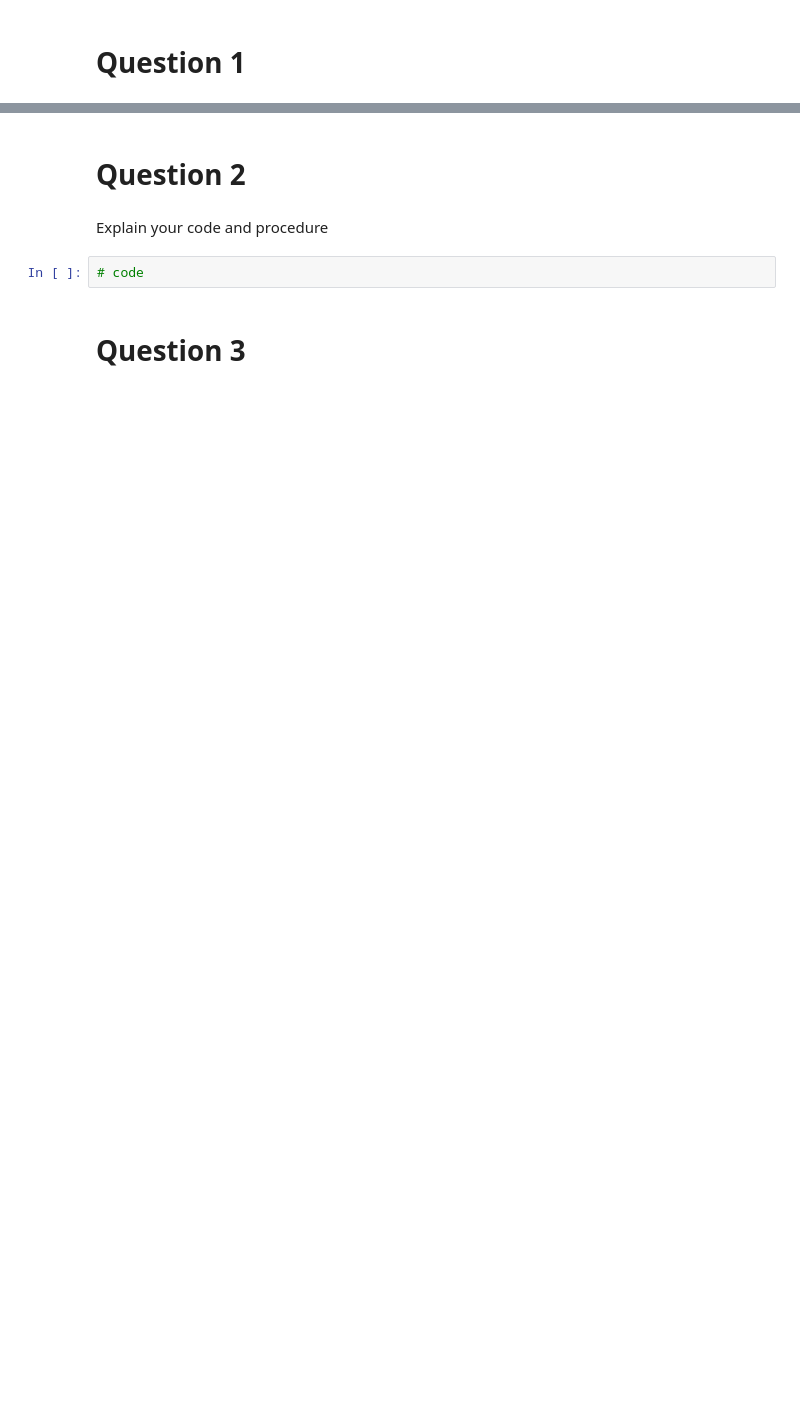
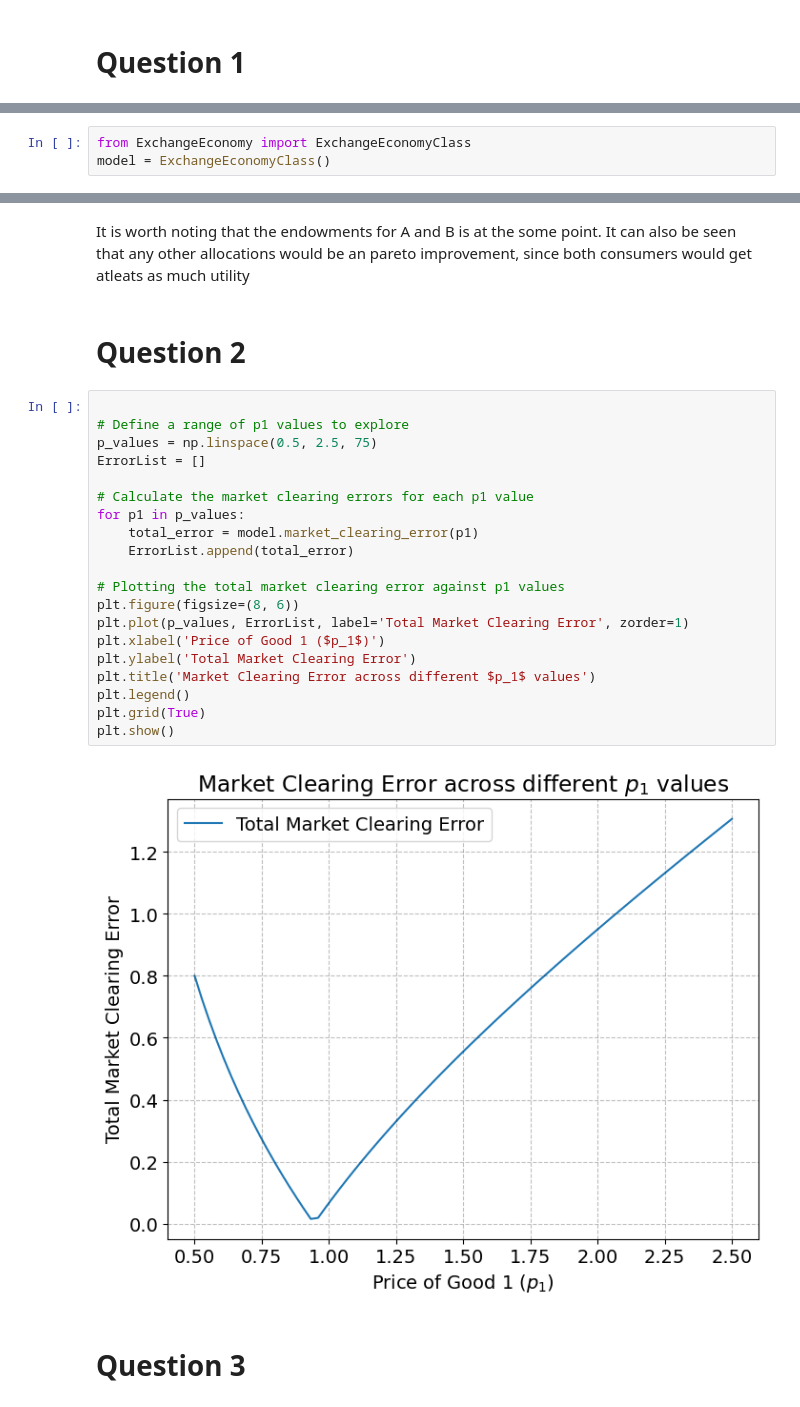
Before and after one commit to NumEconCopenhagen/projects-2024-rasmus, a Jupyter notebook: inauguralproject/inauguralproject.ipynb, the cells around one changed output, grey strips where cells are left out. Saved outputs shown, nothing was run; the diff lists cells and outputs as text; blank space fills up the shorter version.

```diff
--- a/inauguralproject/inauguralproject.ipynb
+++ b/inauguralproject/inauguralproject.ipynb
@@ -30,0 +33,3 @@ print(b)
+# %%
+from ExchangeEconomy import ExchangeEconomyClass
+model = ExchangeEconomyClass()
@@ -31,8 +114,28 @@ print(b)
+# %% [markdown]
+It is worth noting that the endowments for A and B is at the some point. It can also be seen that any other allocations would be an pareto improvement, since both consumers would get atleats as much utility
 # %% [markdown]
 # Question 2
-# %% [markdown]
-Explain your code and procedure
-# %%
-# code
+# %%
+
+# Define a range of p1 values to explore
+p_values = np.linspace(0.5, 2.5, 75)
+ErrorList = []
+
+# Calculate the market clearing errors for each p1 value
+for p1 in p_values:
+    total_error = model.market_clearing_error(p1)
+    ErrorList.append(total_error)
+
+# Plotting the total market clearing error against p1 values
+plt.figure(figsize=(8, 6))
+plt.plot(p_values, ErrorList, label='Total Market Clearing Error', zorder=1)
+plt.xlabel('Price of Good 1 ($p_1$)')
+plt.ylabel('Total Market Clearing Error')
+plt.title('Market Clearing Error across different $p_1$ values')
+plt.legend()
+plt.grid(True)
+plt.show()
+# %% [output]
+[figure, added]
 # %% [markdown]
 # Question 3
```
Also changed, not shown: parts of 21 cells of this notebook, 2 other files.
